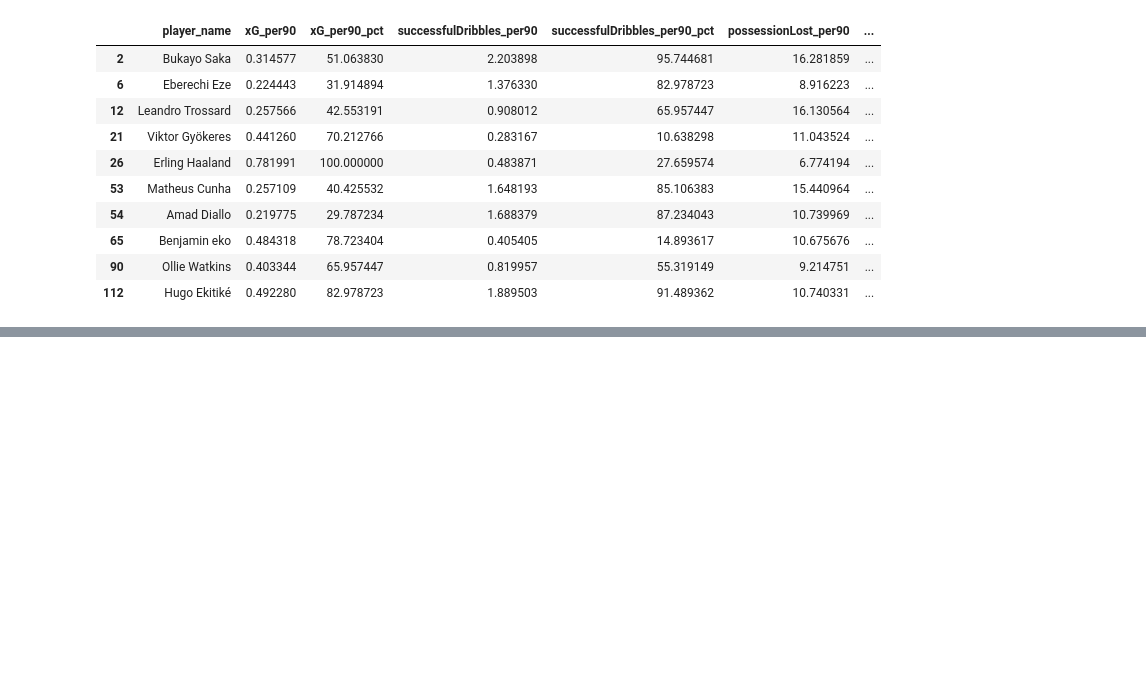
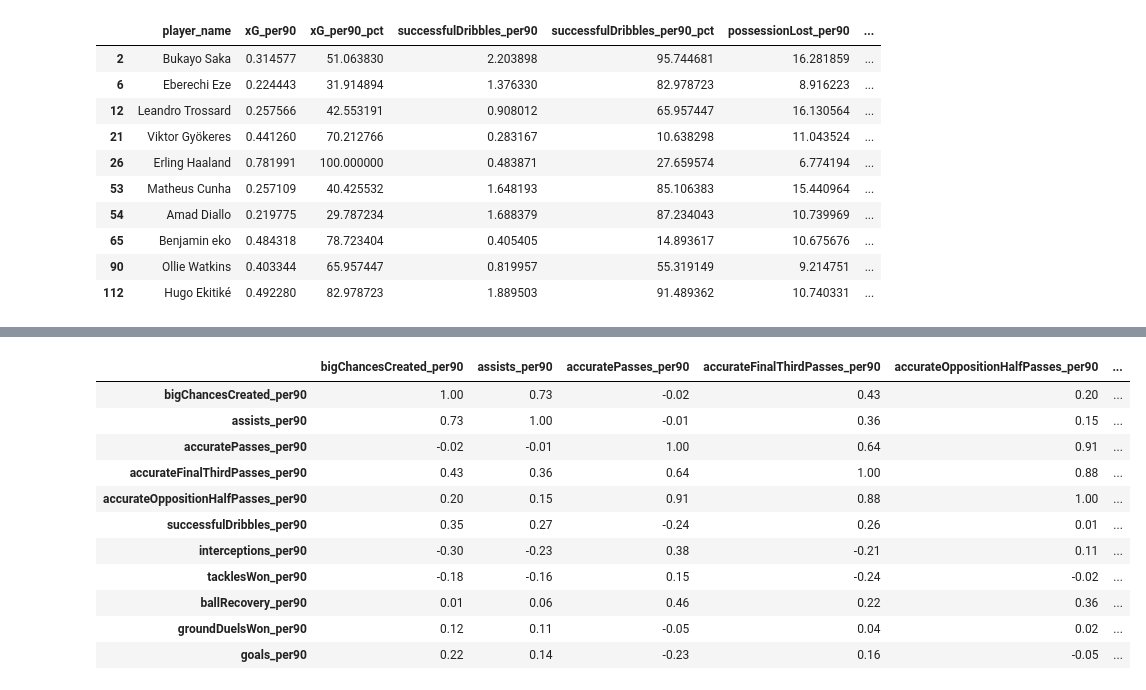
Before and after one commit to khemrajcodes/Football_analytics, a Jupyter notebook: notebooks/01_data_audit.ipynb, the cells around one changed output, grey strips where cells are left out. Cells and saved outputs as stored; diff of their text form; code cells hidden in the pictures; blank space fills up the shorter version.

```diff
--- a/notebooks/01_data_audit.ipynb
+++ b/notebooks/01_data_audit.ipynb
@@ -1020,0 +1284,35 @@ forward_df["bigChancesMissed_per90_pct"] = (
+# %%
+# ==========================================
+# MIDFIELDER FEATURE CORRELATION
+# ==========================================
+
+analysis_features = [
+    "bigChancesCreated_per90",
+    "assists_per90",
+    "accuratePasses_per90",
+    "accurateFinalThirdPasses_per90",
+    "accurateOppositionHalfPasses_per90",
+    "successfulDribbles_per90",
+    "interceptions_per90",
+    "tacklesWon_per90",
+    "ballRecovery_per90",
+    "groundDuelsWon_per90",
+    "goals_per90"
+]
+
+correlation_matrix = midfielder_df[analysis_features].corr()
+
+correlation_matrix.round(2)
+# %% [output]
+|  | bigChancesCreated_per90 | assists_per90 | accuratePasses_per90 | accurateFinalThirdPasses_per90 | accurateOppositionHalfPasses_per90 | ... |
+| bigChancesCreated_per90 | 1.00 | 0.73 | -0.02 | 0.43 | 0.20 | ... |
+| assists_per90 | 0.73 | 1.00 | -0.01 | 0.36 | 0.15 | ... |
+| accuratePasses_per90 | -0.02 | -0.01 | 1.00 | 0.64 | 0.91 | ... |
+| accurateFinalThirdPasses_per90 | 0.43 | 0.36 | 0.64 | 1.00 | 0.88 | ... |
+| accurateOppositionHalfPasses_per90 | 0.20 | 0.15 | 0.91 | 0.88 | 1.00 | ... |
+| successfulDribbles_per90 | 0.35 | 0.27 | -0.24 | 0.26 | 0.01 | ... |
+| interceptions_per90 | -0.30 | -0.23 | 0.38 | -0.21 | 0.11 | ... |
+| tacklesWon_per90 | -0.18 | -0.16 | 0.15 | -0.24 | -0.02 | ... |
+| ballRecovery_per90 | 0.01 | 0.06 | 0.46 | 0.22 | 0.36 | ... |
+| groundDuelsWon_per90 | 0.12 | 0.11 | -0.05 | 0.04 | 0.02 | ... |
+| goals_per90 | 0.22 | 0.14 | -0.23 | 0.16 | -0.05 | ... |
```
Also changed, not shown: parts of 10 cells of this notebook.
